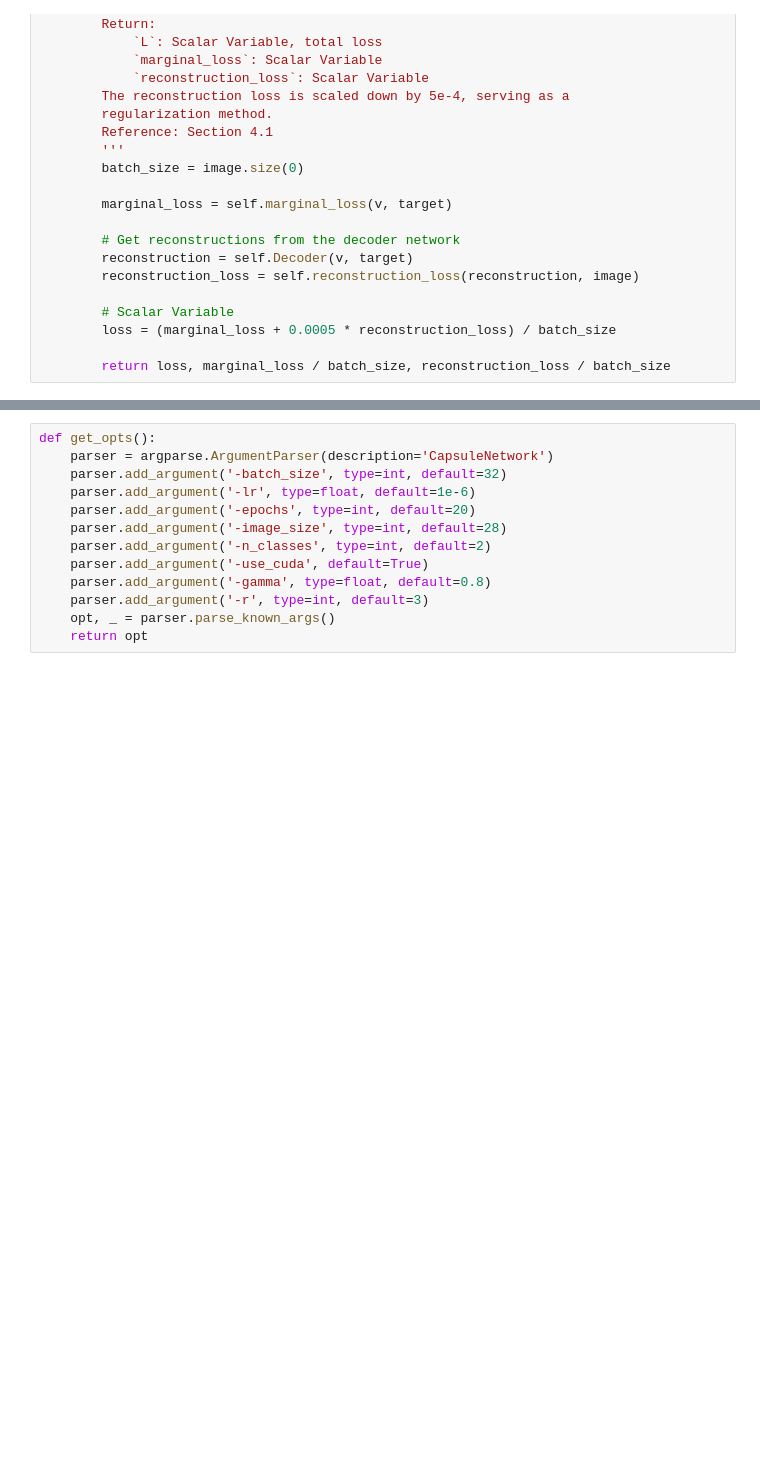
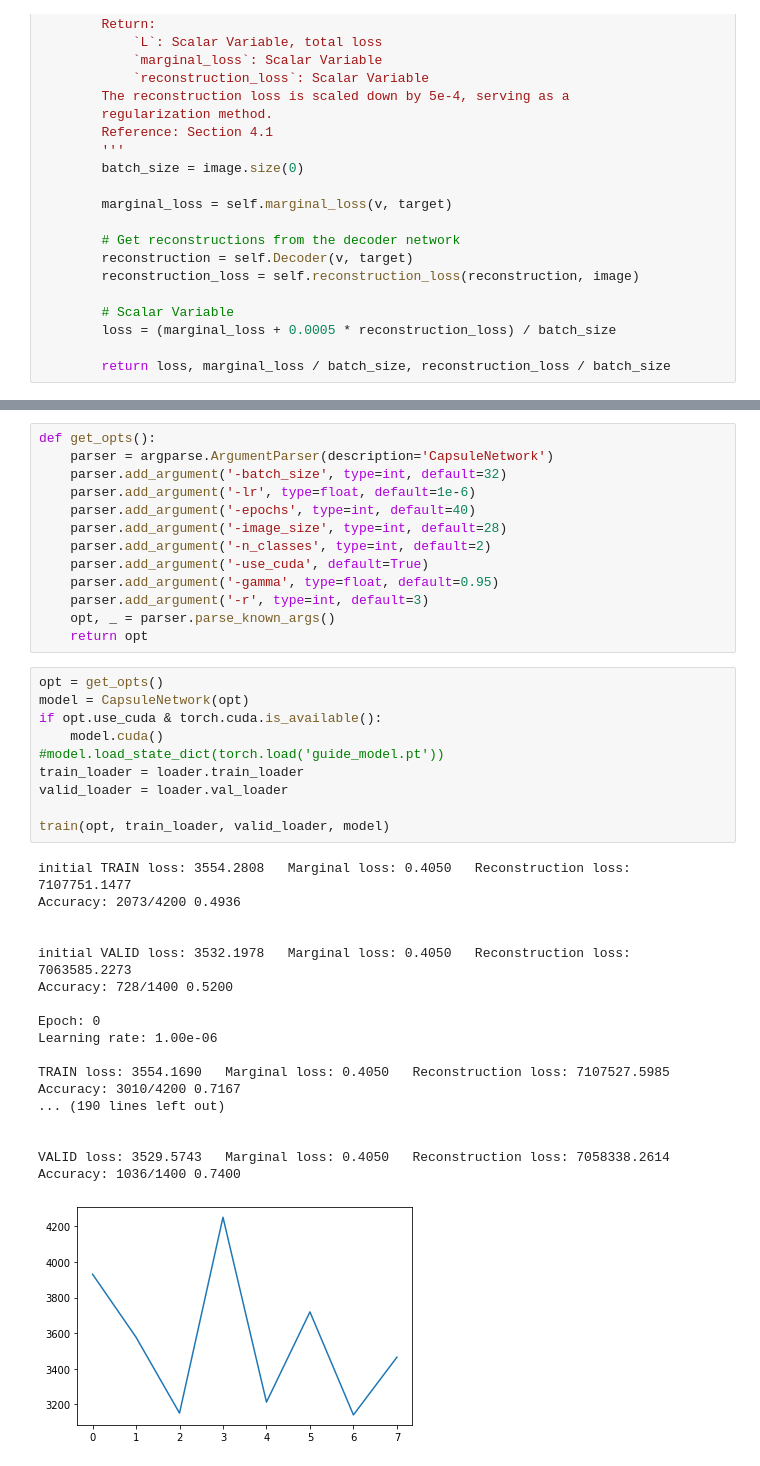
Before and after one commit to HanziJiang/CapsNet-ResNet-Performance-Analysis, a Jupyter notebook: guide.ipynb, the cells around one changed output, grey strips where cells are left out. Drawn from its saved outputs; the diff is of its cells as text; blank space fills up the shorter version.

```diff
--- a/guide.ipynb
+++ b/guide.ipynb
@@ -488,11 +585,40 @@ def get_opts():
     parser = argparse.ArgumentParser(description='CapsuleNetwork')
     parser.add_argument('-batch_size', type=int, default=32)
     parser.add_argument('-lr', type=float, default=1e-6)
-    parser.add_argument('-epochs', type=int, default=20)
+    parser.add_argument('-epochs', type=int, default=40)
     parser.add_argument('-image_size', type=int, default=28)
     parser.add_argument('-n_classes', type=int, default=2)
     parser.add_argument('-use_cuda', default=True)
-    parser.add_argument('-gamma', type=float, default=0.8)
+    parser.add_argument('-gamma', type=float, default=0.95)
     parser.add_argument('-r', type=int, default=3)
     opt, _ = parser.parse_known_args()
     return opt
+# %%
+opt = get_opts()
+model = CapsuleNetwork(opt)
+if opt.use_cuda & torch.cuda.is_available():
+    model.cuda()
+#model.load_state_dict(torch.load('guide_model.pt'))
+train_loader = loader.train_loader
+valid_loader = loader.val_loader
+
+train(opt, train_loader, valid_loader, model)
+# %% [output]
+initial TRAIN loss: 3554.2808   Marginal loss: 0.4050   Reconstruction loss: 7107751.1477
+Accuracy: 2073/4200 0.4936
+
+
+initial VALID loss: 3532.1978   Marginal loss: 0.4050   Reconstruction loss: 7063585.2273
+Accuracy: 728/1400 0.5200
+
+Epoch: 0
+Learning rate: 1.00e-06
+
+TRAIN loss: 3554.1690   Marginal loss: 0.4050   Reconstruction loss: 7107527.5985
+Accuracy: 3010/4200 0.7167
+... (190 lines left out)
+
+
+VALID loss: 3529.5743   Marginal loss: 0.4050   Reconstruction loss: 7058338.2614
+Accuracy: 1036/1400 0.7400
+[figure, added]
```
Also changed, not shown: parts of 14 cells of this notebook, 2 other files.
